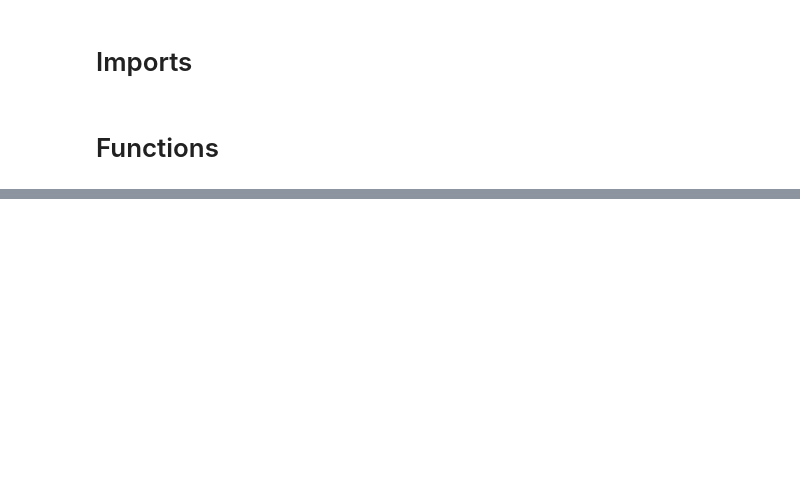
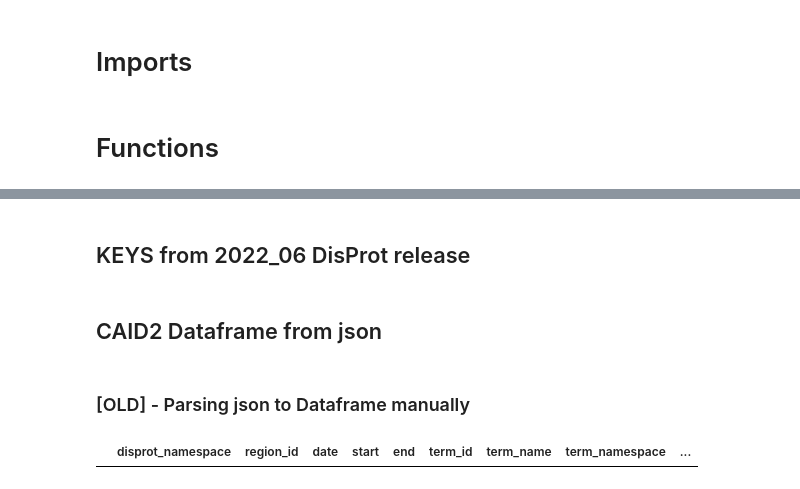
Before and after one commit to BioComputingUP/caid2-reference, a Jupyter notebook: src/notebooks/references.ipynb, the cells around one changed output, grey strips where cells are left out. Drawn from its saved outputs; the diff is of its cells as text; code cells hidden in the pictures; blank space fills up the shorter version.

```diff
--- a/src/notebooks/references.ipynb
+++ b/src/notebooks/references.ipynb
@@ -163,0 +240,2 @@ save_disprot_release_file( response_content = arelease
+# %% [markdown]
+## KEYS from 2022_06 DisProt release
@@ -163,0 +371,2 @@ save_disprot_release_file( response_content = arelease
+# %% [markdown]
+## CAID2 Dataframe from json
@@ -163,0 +403,37 @@ save_disprot_release_file( response_content = arelease
+# %% [markdown]
+### [OLD] - Parsing json to Dataframe manually
+# %%
+def add_prefix(prefix: str, a_string: str) -> str:
+    """
+    """
+    if not a_string.startswith("region"):
+        return f"region_{a_string}"
+    else:
+        return a_string
+
+def add_region_to_df( dp_region: dict
+                    , a_dataframe: pd.DataFrame ) -> pd.DataFrame:
+    """
+    """
+    return a_dataframe.append(dp_region, ignore_index=True)
+
+def add_regions_to_df( dp_id: str
+                     , dp_regions: list
+                     , a_dataframe: pd.DataFrame ) -> pd.DataFrame:
+    """
+    """
+    for a_region in dp_regions:
+        a_dataframe = add_region_to_df(a_region | {"disprot_id":dp_id}, a_dataframe)
+    return a_dataframe
+
+
+
+#caid_columns = main_columns + [add_prefix('region', acol) for acol in region_columns]
+caid_columns = sorted(main_columns + region_columns)
+
+#print(caid_columns)
+
+caid2_dataframe = pd.DataFrame(columns=region_columns)
+caid2_dataframe.head()
+# %% [output]
+|  | disprot_namespace | region_id | date | start | end | term_id | term_name | term_namespace | ... |
```
Also changed, not shown: parts of 49 cells of this notebook, 1 other file.
